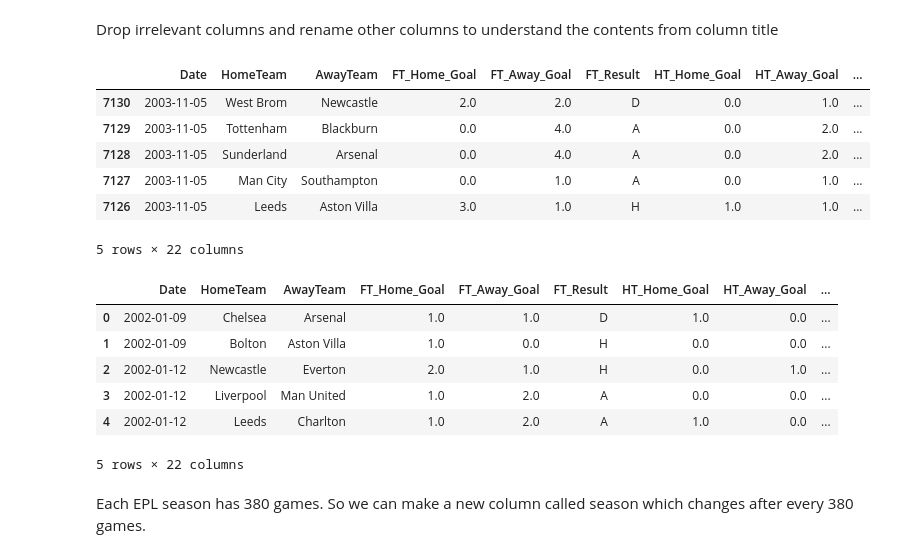
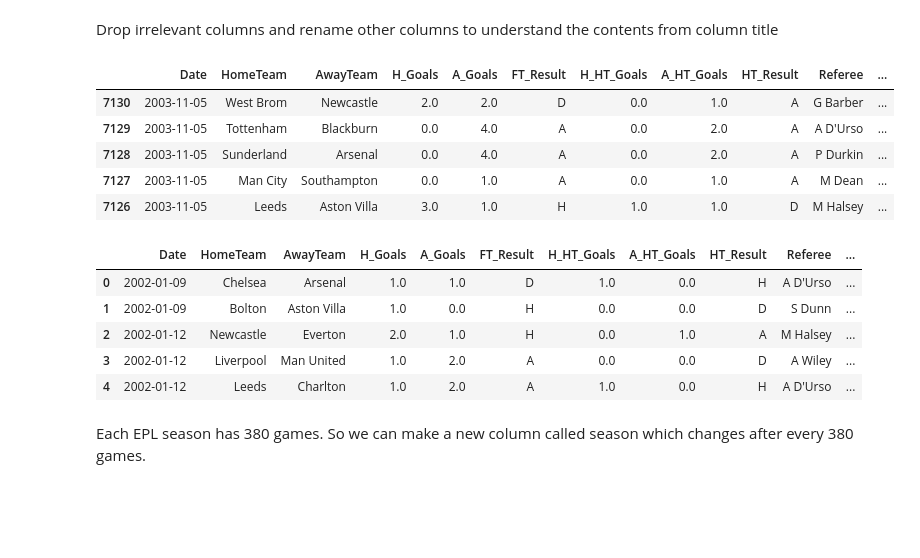
Before and after one commit to saylibhavsar/Football-Data-Analysis, a Jupyter notebook: analysis.ipynb, the cells around one changed output. Saved outputs shown, nothing was run; the diff lists cells and outputs as text; code cells hidden in the pictures; blank space fills up the shorter version.

```diff
--- a/analysis.ipynb
+++ b/analysis.ipynb
@@ -53,32 +51,30 @@ df_complete = df_complete.dropna()
 # %% [markdown]
 Drop irrelevant columns and rename other columns to understand the contents from column title
 # %%
-df_complete.columns = ['Date','HomeTeam','AwayTeam','FT_Home_Goal','FT_Away_Goal','FT_Result','HT_Home_Goal','HT_Away_Goal',
+df_complete.columns = ['Date','HomeTeam','AwayTeam','H_Goals','A_Goals','FT_Result','H_HT_Goals','A_HT_Goals',
                         'HT_Result','Referee','H_Shots','A_Shots','H_Shots_Target','A_Shots_Target','H_Foul',
                         'A_Foul','H_Corner','A_Corner','H_Yellow','A_Yellow','H_Red','A_Red']
 
 df_complete.head()
 # %% [output]
-|  | Date | HomeTeam | AwayTeam | FT_Home_Goal | FT_Away_Goal | FT_Result | HT_Home_Goal | HT_Away_Goal | ... |
-| 7130 | 2003-11-05 | West Brom | Newcastle | 2.0 | 2.0 | D | 0.0 | 1.0 | ... |
-| 7129 | 2003-11-05 | Tottenham | Blackburn | 0.0 | 4.0 | A | 0.0 | 2.0 | ... |
-| 7128 | 2003-11-05 | Sunderland | Arsenal | 0.0 | 4.0 | A | 0.0 | 2.0 | ... |
-| 7127 | 2003-11-05 | Man City | Southampton | 0.0 | 1.0 | A | 0.0 | 1.0 | ... |
-| 7126 | 2003-11-05 | Leeds | Aston Villa | 3.0 | 1.0 | H | 1.0 | 1.0 | ... |
+|  | Date | HomeTeam | AwayTeam | H_Goals | A_Goals | FT_Result | H_HT_Goals | A_HT_Goals | HT_Result | Referee | ... |
+| 7130 | 2003-11-05 | West Brom | Newcastle | 2.0 | 2.0 | D | 0.0 | 1.0 | A | G Barber | ... |
+| 7129 | 2003-11-05 | Tottenham | Blackburn | 0.0 | 4.0 | A | 0.0 | 2.0 | A | A D'Urso | ... |
+| 7128 | 2003-11-05 | Sunderland | Arsenal | 0.0 | 4.0 | A | 0.0 | 2.0 | A | P Durkin | ... |
+| 7127 | 2003-11-05 | Man City | Southampton | 0.0 | 1.0 | A | 0.0 | 1.0 | A | M Dean | ... |
+| 7126 | 2003-11-05 | Leeds | Aston Villa | 3.0 | 1.0 | H | 1.0 | 1.0 | D | M Halsey | ... |
-5 rows × 22 columns
 # %%
 #sorting data according to the Date
 
 df_analysis = df_complete.sort_values(['Date']).reset_index(drop=True)
 df_analysis.head()
 # %% [output]
-|  | Date | HomeTeam | AwayTeam | FT_Home_Goal | FT_Away_Goal | FT_Result | HT_Home_Goal | HT_Away_Goal | ... |
-| 0 | 2002-01-09 | Chelsea | Arsenal | 1.0 | 1.0 | D | 1.0 | 0.0 | ... |
-| 1 | 2002-01-09 | Bolton | Aston Villa | 1.0 | 0.0 | H | 0.0 | 0.0 | ... |
-| 2 | 2002-01-12 | Newcastle | Everton | 2.0 | 1.0 | H | 0.0 | 1.0 | ... |
-| 3 | 2002-01-12 | Liverpool | Man United | 1.0 | 2.0 | A | 0.0 | 0.0 | ... |
-| 4 | 2002-01-12 | Leeds | Charlton | 1.0 | 2.0 | A | 1.0 | 0.0 | ... |
+|  | Date | HomeTeam | AwayTeam | H_Goals | A_Goals | FT_Result | H_HT_Goals | A_HT_Goals | HT_Result | Referee | ... |
+| 0 | 2002-01-09 | Chelsea | Arsenal | 1.0 | 1.0 | D | 1.0 | 0.0 | H | A D'Urso | ... |
+| 1 | 2002-01-09 | Bolton | Aston Villa | 1.0 | 0.0 | H | 0.0 | 0.0 | D | S Dunn | ... |
+| 2 | 2002-01-12 | Newcastle | Everton | 2.0 | 1.0 | H | 0.0 | 1.0 | A | M Halsey | ... |
+| 3 | 2002-01-12 | Liverpool | Man United | 1.0 | 2.0 | A | 0.0 | 0.0 | D | A Wiley | ... |
+| 4 | 2002-01-12 | Leeds | Charlton | 1.0 | 2.0 | A | 1.0 | 0.0 | H | A D'Urso | ... |
-5 rows × 22 columns
 # %% [markdown]
 Each EPL season has 380 games.
 So we can make a new column called season which changes after every 380 games.
```
Also changed, not shown: parts of 11 cells of this notebook, 1 other file.
